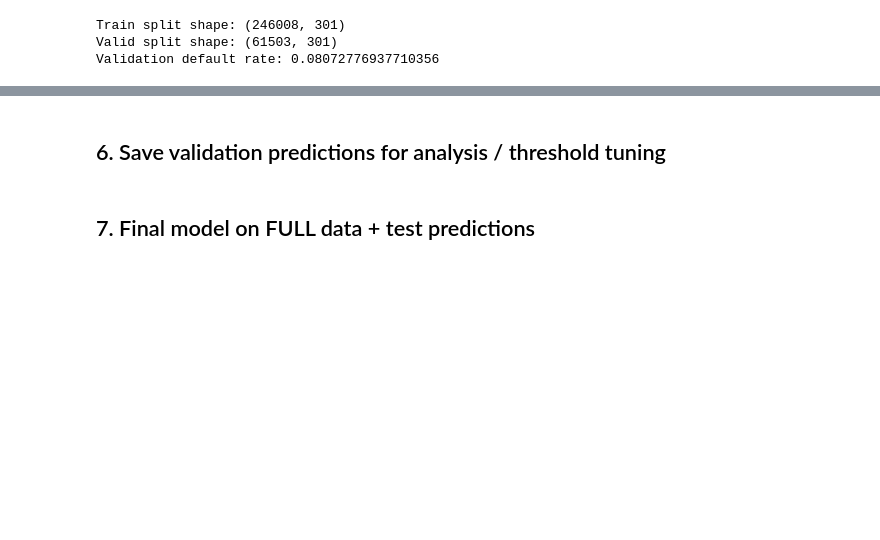
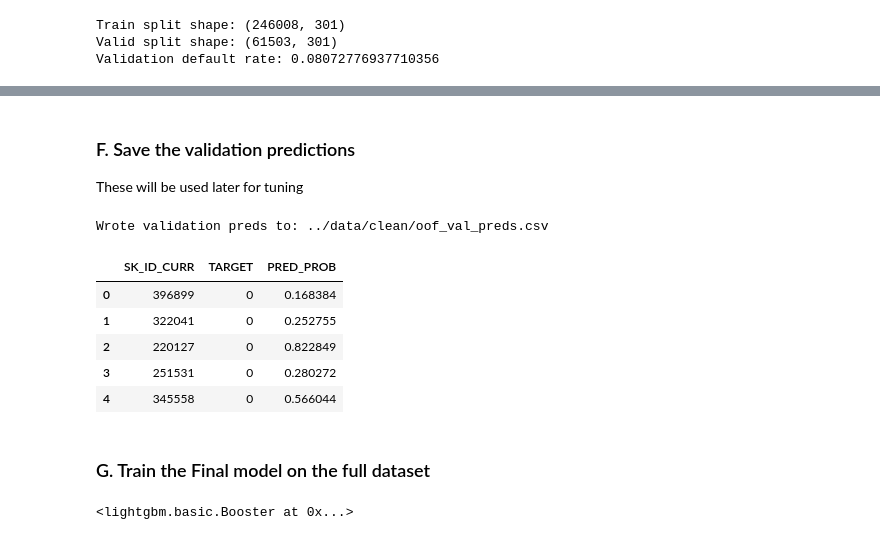
Before and after one commit to MugoDom/Home-Credit-Deafult-Risk, a Jupyter notebook: notebooks/06_model_training.ipynb, the cells around one changed output, grey strips where cells are left out. Drawn from its saved outputs; the diff is of its cells as text; code cells hidden in the pictures; blank space fills up the shorter version.

Commit message:
Adds code to export final model locally

```diff
--- a/notebooks/06_model_training.ipynb
+++ b/notebooks/06_model_training.ipynb
@@ -91,9 +133,12 @@ LightGBM is an ensemble learning framework that employs gradient boosting method
 lgb_train = lgb.Dataset(X_tr, label=y_tr)
 lgb_valid = lgb.Dataset(X_val, label=y_val)
 
+
 pos_weight = (y_tr==0).sum() / max((y_tr==1).sum(), 1)
 print("scale_pos_weight =", pos_weight)
 
+
+# Model parameters
 params = {
     "objective": "binary",
     "metric": "auc",
@@ -114,8 +159,10 @@ model = lgb.train(
     valid_sets=[lgb_train, lgb_valid],
     valid_names=["train","valid"],
     num_boost_round=5000,
-    early_stopping_rounds=200,
-    verbose_eval=100
+    callbacks=[
+        lgb.early_stopping(stopping_rounds=200),
+        lgb.log_evaluation(period=100)
+    ]
 )
 
 print("Best iteration:", model.best_iteration)
@@ -162,18 +239,27 @@ plt.show()
 # %% [markdown]
-## 6. Save validation predictions for analysis / threshold tuning
+### F. Save the validation predictions
+These will be used later for tuning
 # %%
-CLEAN_DIR = Path("data/clean")
+CLEAN_DIR = Path("../data/clean")
 OUT_VAL_PATH = CLEAN_DIR / "oof_val_preds.csv"
 
 val_results = pd.DataFrame({
     "SK_ID_CURR": id_val,
     "TARGET": y_val,
     "PRED_PROB": val_pred_proba
 })
 val_results.to_csv(OUT_VAL_PATH, index=False)
 print("Wrote validation preds to:", OUT_VAL_PATH)
 
 val_results.head()
+# %% [output]
+Wrote validation preds to: ../data/clean/oof_val_preds.csv
+|  | SK_ID_CURR | TARGET | PRED_PROB |
+| 0 | 396899 | 0 | 0.168384 |
+| 1 | 322041 | 0 | 0.252755 |
+| 2 | 220127 | 0 | 0.822849 |
+| 3 | 251531 | 0 | 0.280272 |
+| 4 | 345558 | 0 | 0.566044 |
 # %% [markdown]
-## 7. Final model on FULL data + test predictions
+### G. Train the Final model on the full dataset
 # %%
@@ -201,0 +277,8 @@ submission_like.head()
+# %%
+# Save model locally
+MODEL_DIR = Path("../model")
+
+model_path = MODEL_DIR / "lightgbm_model.txt"
+final_model.save_model(str(model_path))
+# %% [output]
+<lightgbm.basic.Booster at 0x...>
```
Also changed, not shown: parts of 10 cells of this notebook.
